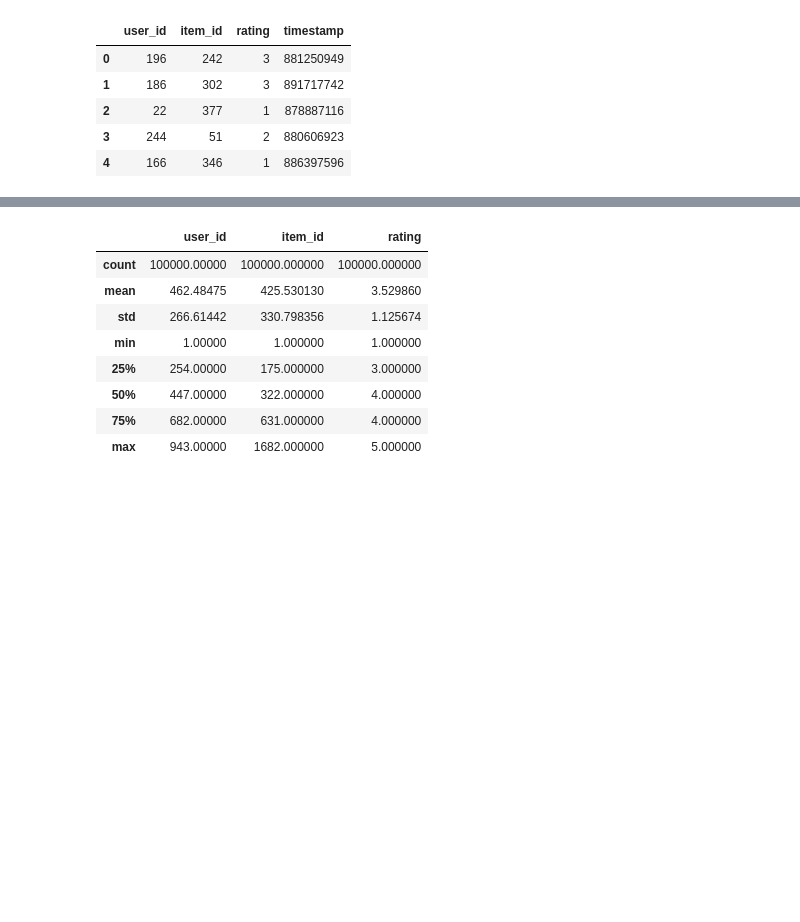
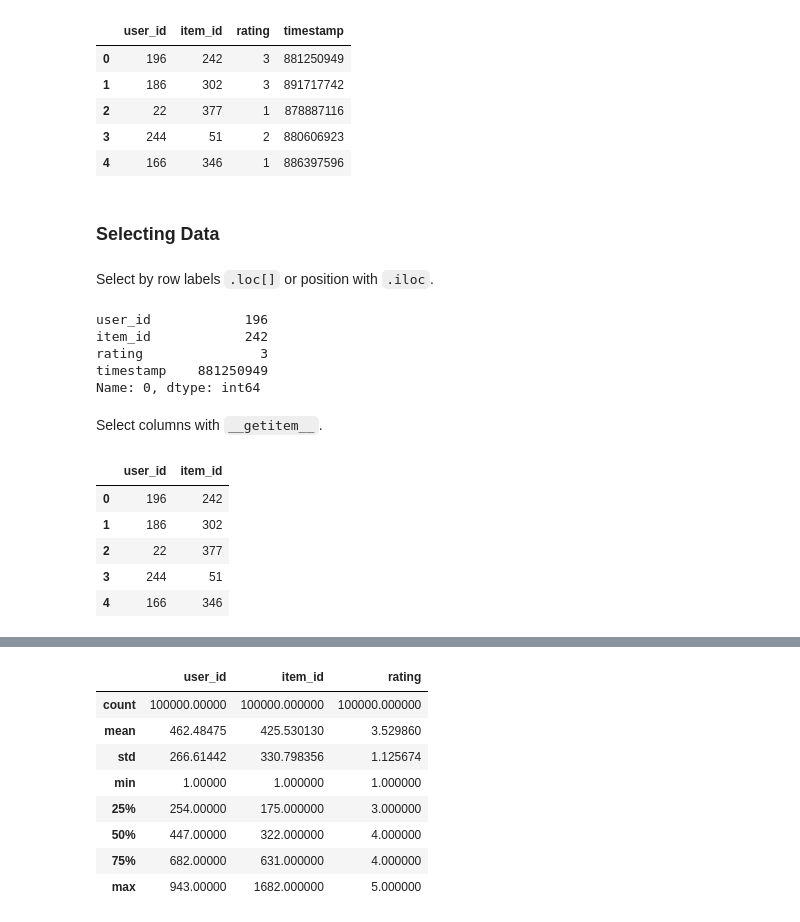
Before and after one commit to TomAugspurger/pyowa, a Jupyter notebook: MovieLens.ipynb, the cells around one changed output, grey strips where cells are left out. Saved outputs shown, nothing was run; the diff lists cells and outputs as text; code cells hidden in the pictures; blank space fills up the shorter version.

```diff
--- a/MovieLens.ipynb
+++ b/MovieLens.ipynb
@@ -199,3 +200,26 @@ ratings.head()
 | 2 | 22 | 377 | 1 | 878887116 |
 | 3 | 244 | 51 | 2 | 880606923 |
 | 4 | 166 | 346 | 1 | 886397596 |
+# %% [markdown]
+### Selecting Data
+# %% [markdown]
+Select by row labels `.loc[]` or position with `.iloc`.
+# %%
+ratings.loc[0]
+# %% [output]
+user_id            196
+item_id            242
+rating               3
+timestamp    881250949
+Name: 0, dtype: int64
+# %% [markdown]
+Select columns with `__getitem__`.
+# %%
+ratings[['user_id', 'item_id']].head()
+# %% [output]
+|  | user_id | item_id |
+| 0 | 196 | 242 |
+| 1 | 186 | 302 |
+| 2 | 22 | 377 |
+| 3 | 244 | 51 |
+| 4 | 166 | 346 |
```
Also changed, not shown: parts of 19 cells of this notebook, 2 other files.
